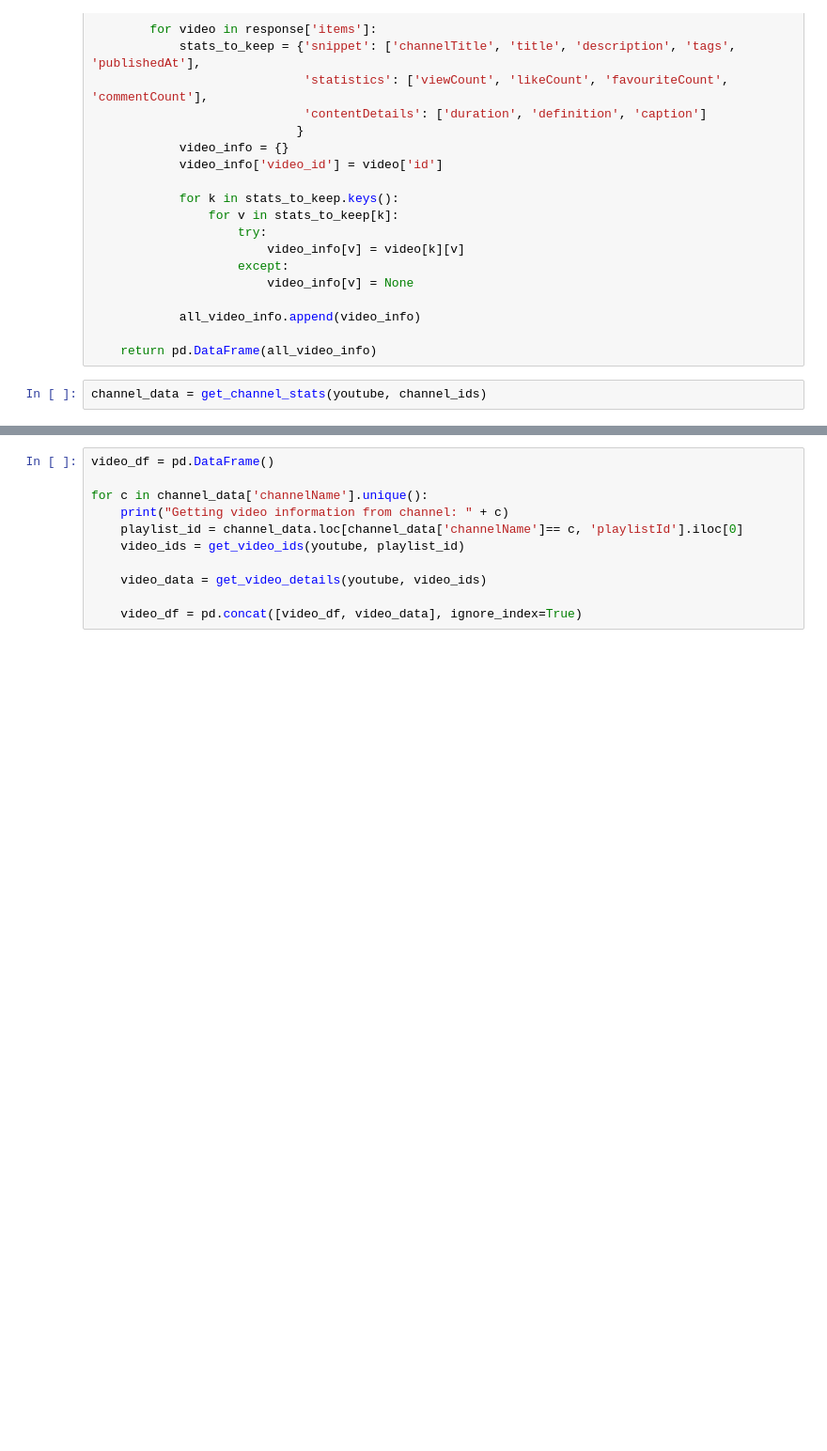
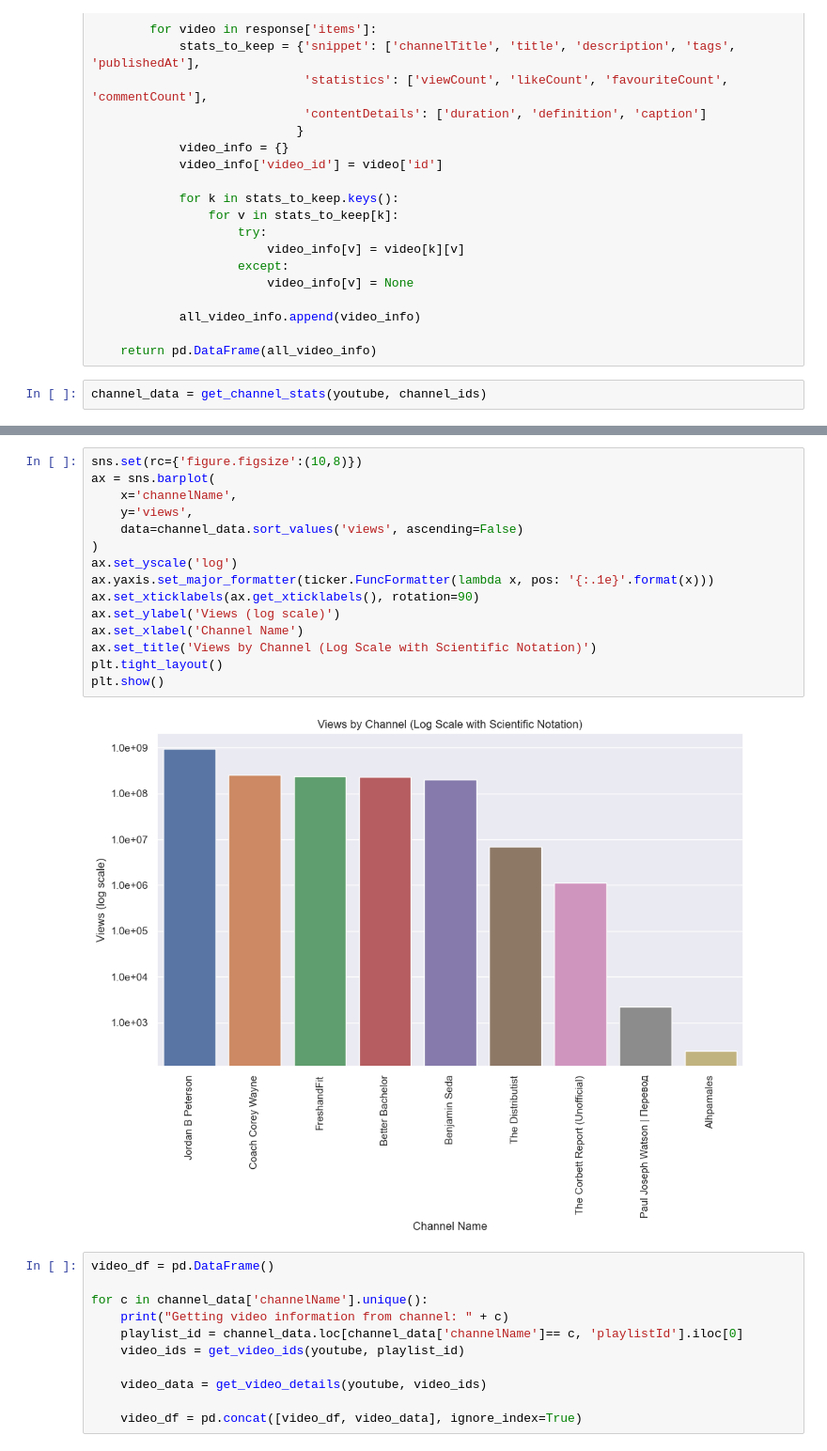
Before and after one commit to Shab00/redPillYoutube, a Jupyter notebook: 1.downloadingDataAnalytics.ipynb, the cells around one changed output, grey strips where cells are left out. Shown at 94% size. Drawn from its saved outputs; the diff is of its cells as text; blank space fills up the shorter version.

```diff
--- a/1.downloadingDataAnalytics.ipynb
+++ b/1.downloadingDataAnalytics.ipynb
@@ -152,3 +178,20 @@ channel_data
+# %%
+sns.set(rc={'figure.figsize':(10,8)})
+ax = sns.barplot(
+    x='channelName',
+    y='views',
+    data=channel_data.sort_values('views', ascending=False)
+)
+ax.set_yscale('log')
+ax.yaxis.set_major_formatter(ticker.FuncFormatter(lambda x, pos: '{:.1e}'.format(x)))
+ax.set_xticklabels(ax.get_xticklabels(), rotation=90)
+ax.set_ylabel('Views (log scale)')
+ax.set_xlabel('Channel Name')
+ax.set_title('Views by Channel (Log Scale with Scientific Notation)')
+plt.tight_layout()
+plt.show()
+# %% [output]
+[figure, added]
 # %%
 video_df = pd.DataFrame()
 
```
Also changed, not shown: parts of 7 cells of this notebook, 5 other files.
